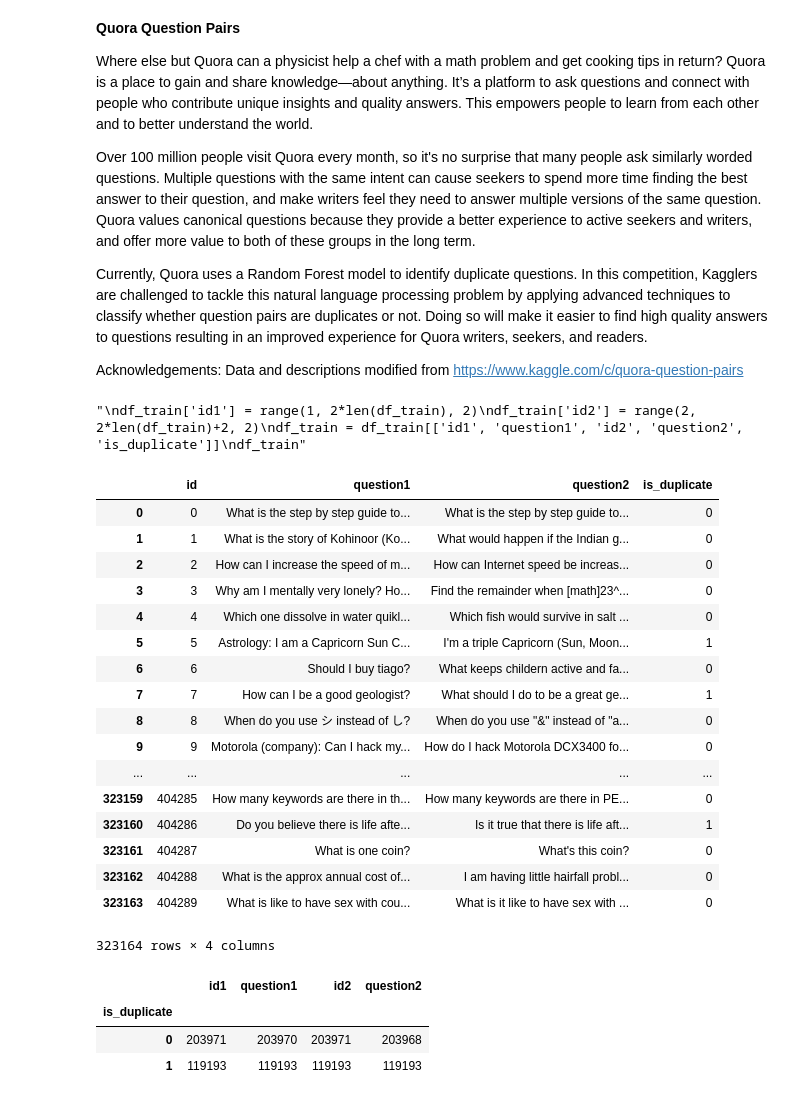
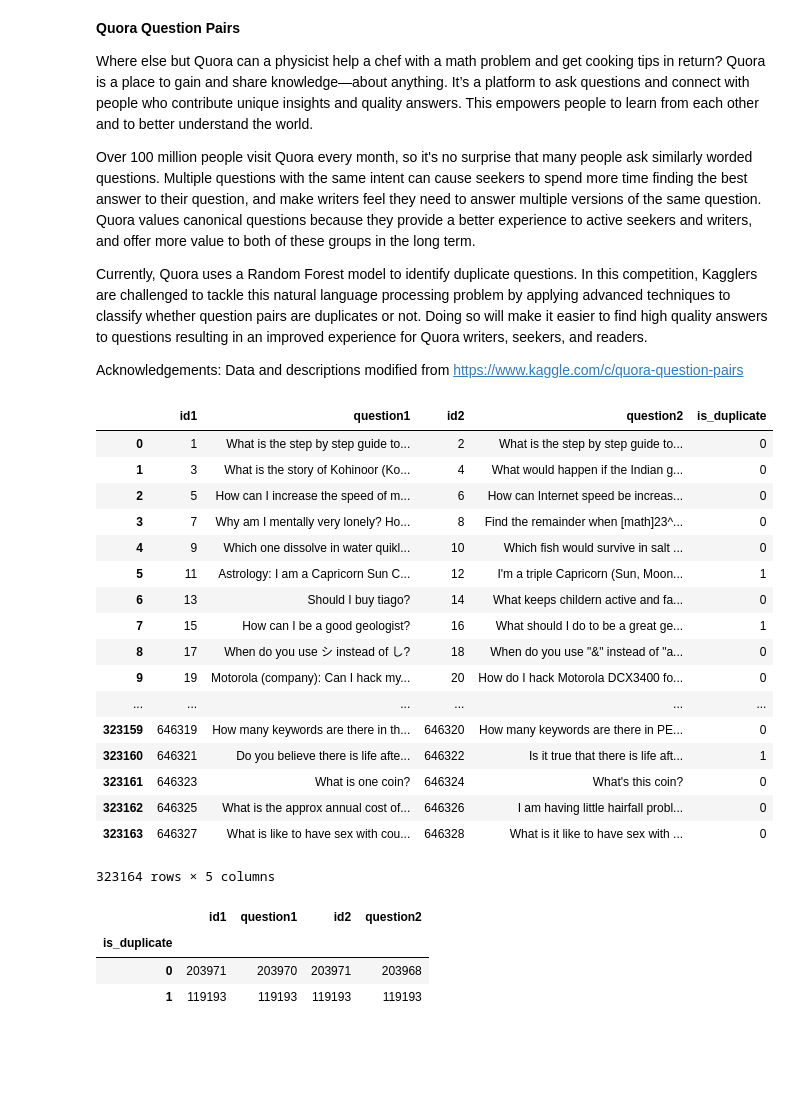
Before and after one commit to michellekoks/quora-duplicate-detection, a Jupyter notebook: quora-question-pairs.ipynb, the cells around one changed output. Cells and saved outputs as stored; diff of their text form; code cells hidden in the pictures; blank space fills up the shorter version.

```diff
--- a/quora-question-pairs.ipynb
+++ b/quora-question-pairs.ipynb
@@ -20,34 +20,30 @@ train_label = pd.read_csv('data/train_labels.csv')
 # %%
 df_train = df_train.drop('is_duplicate',1)
 df_train = df_train.merge(train_label,on="id")
-'''
+
 df_train['id1'] = range(1, 2*len(df_train), 2)
 df_train['id2'] = range(2, 2*len(df_train)+2, 2)
 df_train = df_train[['id1', 'question1', 'id2', 'question2', 'is_duplicate']]
-df_train'''
+df_train
 # %% [output]
+|  | id1 | question1 | id2 | question2 | is_duplicate |
+| 0 | 1 | What is the step by step guide to... | 2 | What is the step by step guide to... | 0 |
+| 1 | 3 | What is the story of Kohinoor (Ko... | 4 | What would happen if the Indian g... | 0 |
+| 2 | 5 | How can I increase the speed of m... | 6 | How can Internet speed be increas... | 0 |
+| 3 | 7 | Why am I mentally very lonely? Ho... | 8 | Find the remainder when [math]23^... | 0 |
+| 4 | 9 | Which one dissolve in water quikl... | 10 | Which fish would survive in salt ... | 0 |
+| 5 | 11 | Astrology: I am a Capricorn Sun C... | 12 | I'm a triple Capricorn (Sun, Moon... | 1 |
+| 6 | 13 | Should I buy tiago? | 14 | What keeps childern active and fa... | 0 |
+| 7 | 15 | How can I be a good geologist? | 16 | What should I do to be a great ge... | 1 |
+| 8 | 17 | When do you use シ instead of し? | 18 | When do you use "&" instead of "a... | 0 |
+| 9 | 19 | Motorola (company): Can I hack my... | 20 | How do I hack Motorola DCX3400 fo... | 0 |
+| ... | ... | ... | ... | ... | ... |
+| 323159 | 646319 | How many keywords are there in th... | 646320 | How many keywords are there in PE... | 0 |
+| 323160 | 646321 | Do you believe there is life afte... | 646322 | Is it true that there is life aft... | 1 |
+| 323161 | 646323 | What is one coin? | 646324 | What's this coin? | 0 |
+| 323162 | 646325 | What is the approx annual cost of... | 646326 | I am having little hairfall probl... | 0 |
+| 323163 | 646327 | What is like to have sex with cou... | 646328 | What is it like to have sex with ... | 0 |
-"\ndf_train['id1'] = range(1, 2*len(df_train), 2)\ndf_train['id2'] = range(2, 2*len(df_train)+2, 2)\ndf_train = df_train[['id1', 'question1', 'id2', 'question2', 'is_duplicate']]\ndf_train"
+323164 rows × 5 columns
-# %%
-df_train
-# %% [output]
-|  | id | question1 | question2 | is_duplicate |
-| 0 | 0 | What is the step by step guide to... | What is the step by step guide to... | 0 |
-| 1 | 1 | What is the story of Kohinoor (Ko... | What would happen if the Indian g... | 0 |
-| 2 | 2 | How can I increase the speed of m... | How can Internet speed be increas... | 0 |
-| 3 | 3 | Why am I mentally very lonely? Ho... | Find the remainder when [math]23^... | 0 |
-| 4 | 4 | Which one dissolve in water quikl... | Which fish would survive in salt ... | 0 |
-| 5 | 5 | Astrology: I am a Capricorn Sun C... | I'm a triple Capricorn (Sun, Moon... | 1 |
-| 6 | 6 | Should I buy tiago? | What keeps childern active and fa... | 0 |
-| 7 | 7 | How can I be a good geologist? | What should I do to be a great ge... | 1 |
-| 8 | 8 | When do you use シ instead of し? | When do you use "&" instead of "a... | 0 |
-| 9 | 9 | Motorola (company): Can I hack my... | How do I hack Motorola DCX3400 fo... | 0 |
-| ... | ... | ... | ... | ... |
-| 323159 | 404285 | How many keywords are there in th... | How many keywords are there in PE... | 0 |
-| 323160 | 404286 | Do you believe there is life afte... | Is it true that there is life aft... | 1 |
-| 323161 | 404287 | What is one coin? | What's this coin? | 0 |
-| 323162 | 404288 | What is the approx annual cost of... | I am having little hairfall probl... | 0 |
-| 323163 | 404289 | What is like to have sex with cou... | What is it like to have sex with ... | 0 |
-323164 rows × 4 columns
 # %%
 df_train.groupby('is_duplicate').count()
 # %% [output]
```
Also changed, not shown: 1 other file.
